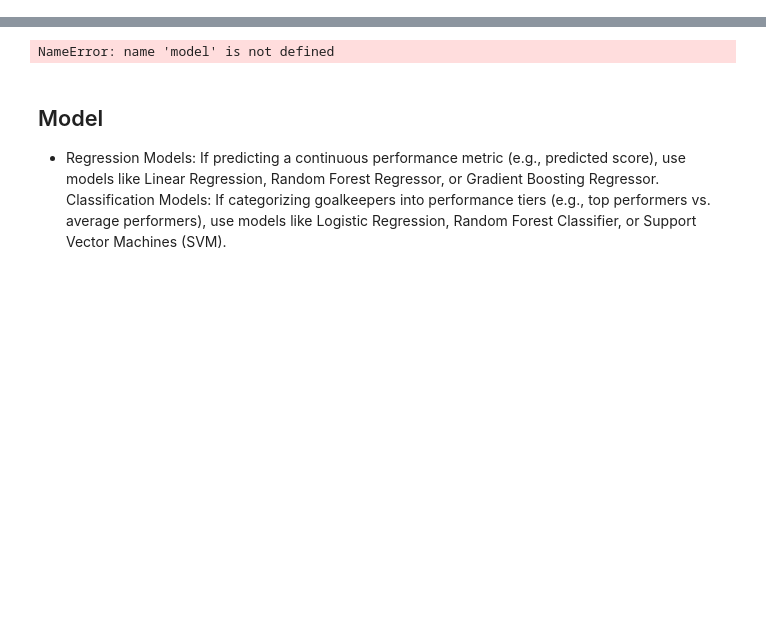
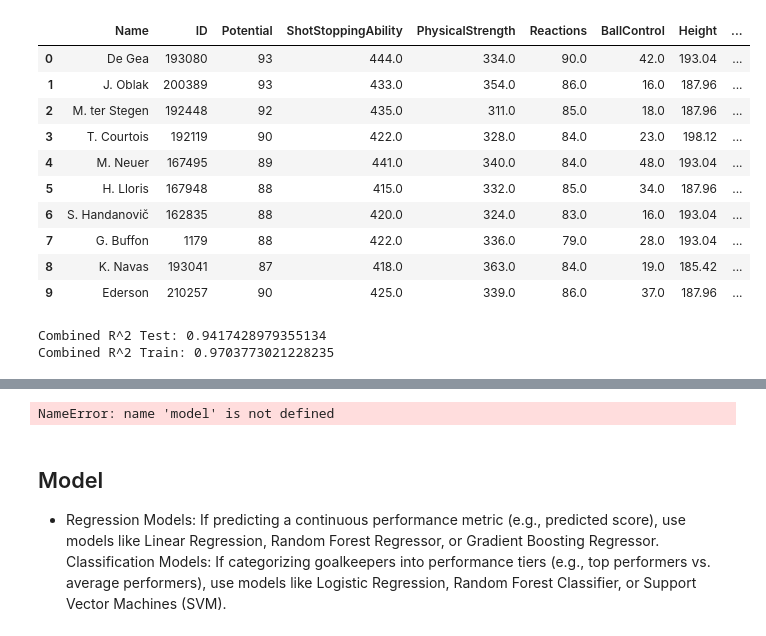
Before and after one commit to Vgoyal6809/Fifa, a Jupyter notebook: Goal_Keeper.ipynb, the cells around one changed output, grey strips where cells are left out. Saved outputs shown, nothing was run; the diff lists cells and outputs as text; code cells hidden in the pictures; blank space fills up the shorter version.

```diff
--- a/Goal_Keeper.ipynb
+++ b/Goal_Keeper.ipynb
@@ -267,0 +92,32 @@ plt.show()
+# %%
+GK['ShotStoppingAbility'] = (
+    GK['GKReflexes']  +
+    GK['GKDiving']  +
+    GK['GKHandling'] +
+    GK['GKPositioning']  +
+    GK['GKKicking']
+)
+GK['PhysicalStrength'] = (
+    GK['Strength'] +
+    GK['Agility']  +
+    GK['Balance'] +
+    GK['Acceleration'] +
+    GK['Stamina'] +
+    GK['Jumping']
+)
+
+GK[['Wage','Potential','Value']].corr()['Potential']
+GK = GK [['Name','ID','Potential','ShotStoppingAbility','PhysicalStrength','Reactions','BallControl','Height','Weight','Value','Wage','Age']]
+GK.head(10)
+# %% [output]
+|  | Name | ID | Potential | ShotStoppingAbility | PhysicalStrength | Reactions | BallControl | Height | ... |
+| 0 | De Gea | 193080 | 93 | 444.0 | 334.0 | 90.0 | 42.0 | 193.04 | ... |
+| 1 | J. Oblak | 200389 | 93 | 433.0 | 354.0 | 86.0 | 16.0 | 187.96 | ... |
+| 2 | M. ter Stegen | 192448 | 92 | 435.0 | 311.0 | 85.0 | 18.0 | 187.96 | ... |
+| 3 | T. Courtois | 192119 | 90 | 422.0 | 328.0 | 84.0 | 23.0 | 198.12 | ... |
+| 4 | M. Neuer | 167495 | 89 | 441.0 | 340.0 | 84.0 | 48.0 | 193.04 | ... |
+| 5 | H. Lloris | 167948 | 88 | 415.0 | 332.0 | 85.0 | 34.0 | 187.96 | ... |
+| 6 | S. Handanovič | 162835 | 88 | 420.0 | 324.0 | 83.0 | 16.0 | 193.04 | ... |
+| 7 | G. Buffon | 1179 | 88 | 422.0 | 336.0 | 79.0 | 28.0 | 193.04 | ... |
+| 8 | K. Navas | 193041 | 87 | 418.0 | 363.0 | 84.0 | 19.0 | 185.42 | ... |
+| 9 | Ederson | 210257 | 90 | 425.0 | 339.0 | 86.0 | 37.0 | 187.96 | ... |
@@ -267,0 +131,7 @@ plt.show()
+# %%
+import CombinedModle
+
+Combine_test, Combine_train = CombinedModle.train_and_evaluate(x_train, y_train, x_test, y_test)
+# %% [output]
+Combined R^2 Test: 0.9417428979355134
+Combined R^2 Train: 0.9703773021228235
```
Also changed, not shown: parts of 22 cells of this notebook, 2 other files.
